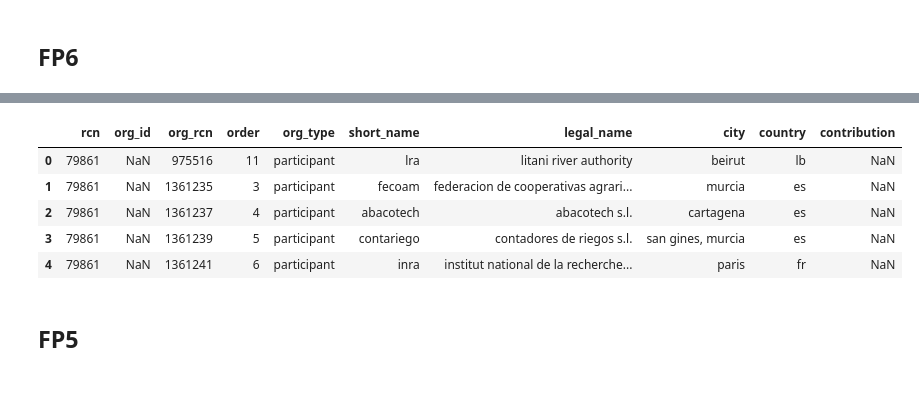
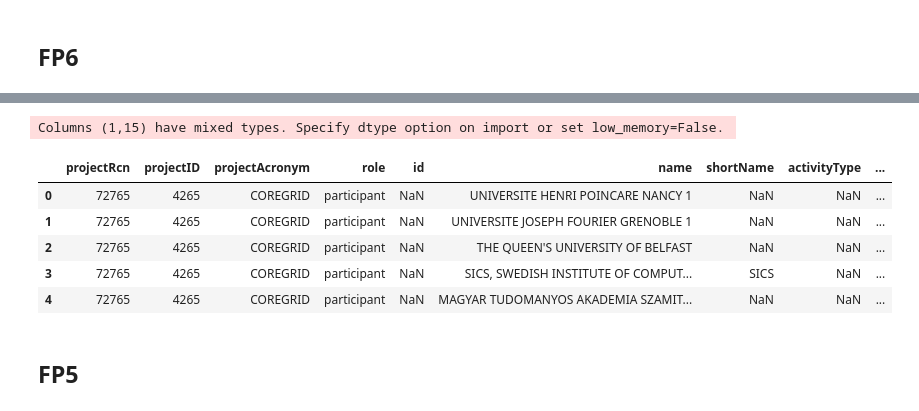
Before and after one commit to andremann/proj-net, a Jupyter notebook: notebooks/01-Initial-data-exploration.ipynb, the cells around one changed output, grey strips where cells are left out. Drawn from its saved outputs; the diff is of its cells as text; code cells hidden in the pictures.

```diff
--- a/notebooks/01-Initial-data-exploration.ipynb
+++ b/notebooks/01-Initial-data-exploration.ipynb
@@ -103,15 +114,13 @@ fp6_projects.head()
 # %%
-fp6_organisations = pd.read_csv('../data/processed/fp6-organisations.csv', delimiter='\t', header=None)
-fp6_organisations.columns = ['rcn', 'org_id', 'org_rcn', 'order', 'org_type',
-                         'short_name', 'legal_name',
-                         'city', 'country', 'contribution']
+fp6_organisations = pd.read_csv('../data/raw/cordis-fp6organizations.csv', delimiter='\t')
 fp6_organisations.head()
 # %% [output]
+Columns (1,15) have mixed types. Specify dtype option on import or set low_memory=False.
-|  | rcn | org_id | org_rcn | order | org_type | short_name | legal_name | city | country | contribution |
-| 0 | 79861 | NaN | 975516 | 11 | participant | lra | litani river authority | beirut | lb | NaN |
-| 1 | 79861 | NaN | 1361235 | 3 | participant | fecoam | federacion de cooperativas agrari... | murcia | es | NaN |
-| 2 | 79861 | NaN | 1361237 | 4 | participant | abacotech | abacotech s.l. | cartagena | es | NaN |
-| 3 | 79861 | NaN | 1361239 | 5 | participant | contariego | contadores de riegos s.l. | san gines, murcia | es | NaN |
-| 4 | 79861 | NaN | 1361241 | 6 | participant | inra | institut national de la recherche... | paris | fr | NaN |
+|  | projectRcn | projectID | projectAcronym | role | id | name | shortName | activityType | ... |
+| 0 | 72765 | 4265 | COREGRID | participant | NaN | UNIVERSITE HENRI POINCARE NANCY 1 | NaN | NaN | ... |
+| 1 | 72765 | 4265 | COREGRID | participant | NaN | UNIVERSITE JOSEPH FOURIER GRENOBLE 1 | NaN | NaN | ... |
+| 2 | 72765 | 4265 | COREGRID | participant | NaN | THE QUEEN'S UNIVERSITY OF BELFAST | NaN | NaN | ... |
+| 3 | 72765 | 4265 | COREGRID | participant | NaN | SICS, SWEDISH INSTITUTE OF COMPUT... | SICS | NaN | ... |
+| 4 | 72765 | 4265 | COREGRID | participant | NaN | MAGYAR TUDOMANYOS AKADEMIA SZAMIT... | NaN | NaN | ... |
 # %% [markdown]
 ## FP5
```
Also changed, not shown: parts of 36 cells of this notebook.
